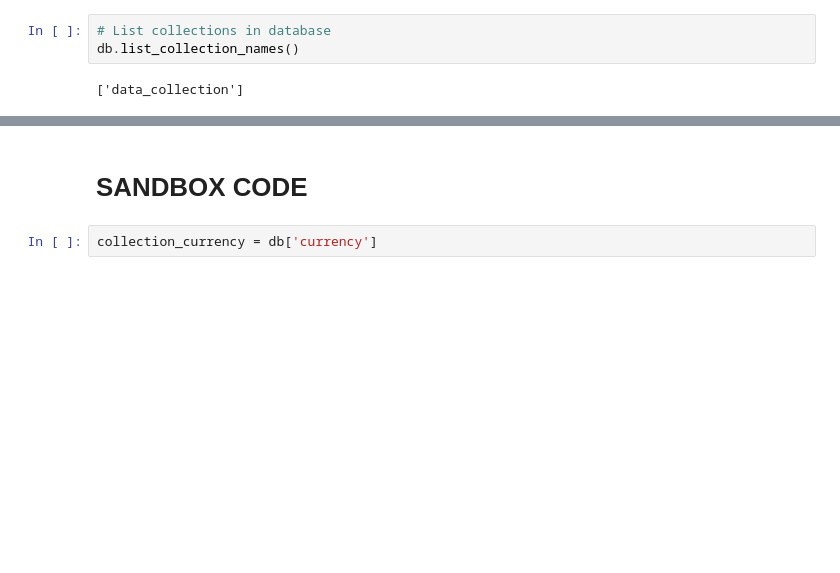
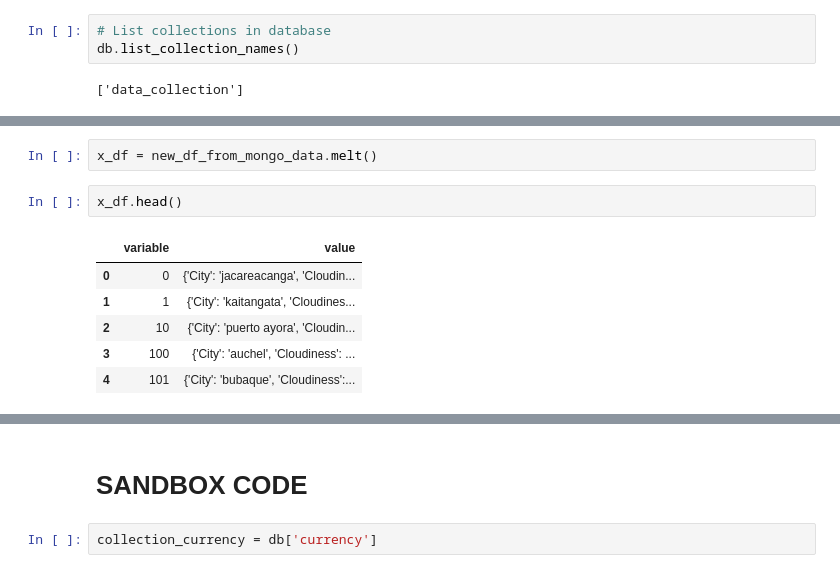
Before and after one commit to vabigdatamover/dream-team, a Jupyter notebook: Project_Two/df_to_json_mongoDB_v1.ipynb, the cells around one changed output, grey strips where cells are left out. Cells and saved outputs as stored; diff of their text form; blank space fills up the shorter version.

```diff
--- a/Project_Two/df_to_json_mongoDB_v1.ipynb
+++ b/Project_Two/df_to_json_mongoDB_v1.ipynb
@@ -149,0 +199,11 @@ new_df_from_mongo_data.head(3)
+# %%
+x_df = new_df_from_mongo_data.melt()
+# %%
+x_df.head()
+# %% [output]
+|  | variable | value |
+| 0 | 0 | {'City': 'jacareacanga', 'Cloudin... |
+| 1 | 1 | {'City': 'kaitangata', 'Cloudines... |
+| 2 | 10 | {'City': 'puerto ayora', 'Cloudin... |
+| 3 | 100 | {'City': 'auchel', 'Cloudiness': ... |
+| 4 | 101 | {'City': 'bubaque', 'Cloudiness':... |
```
Also changed, not shown: parts of 18 cells of this notebook, 1 other file.
